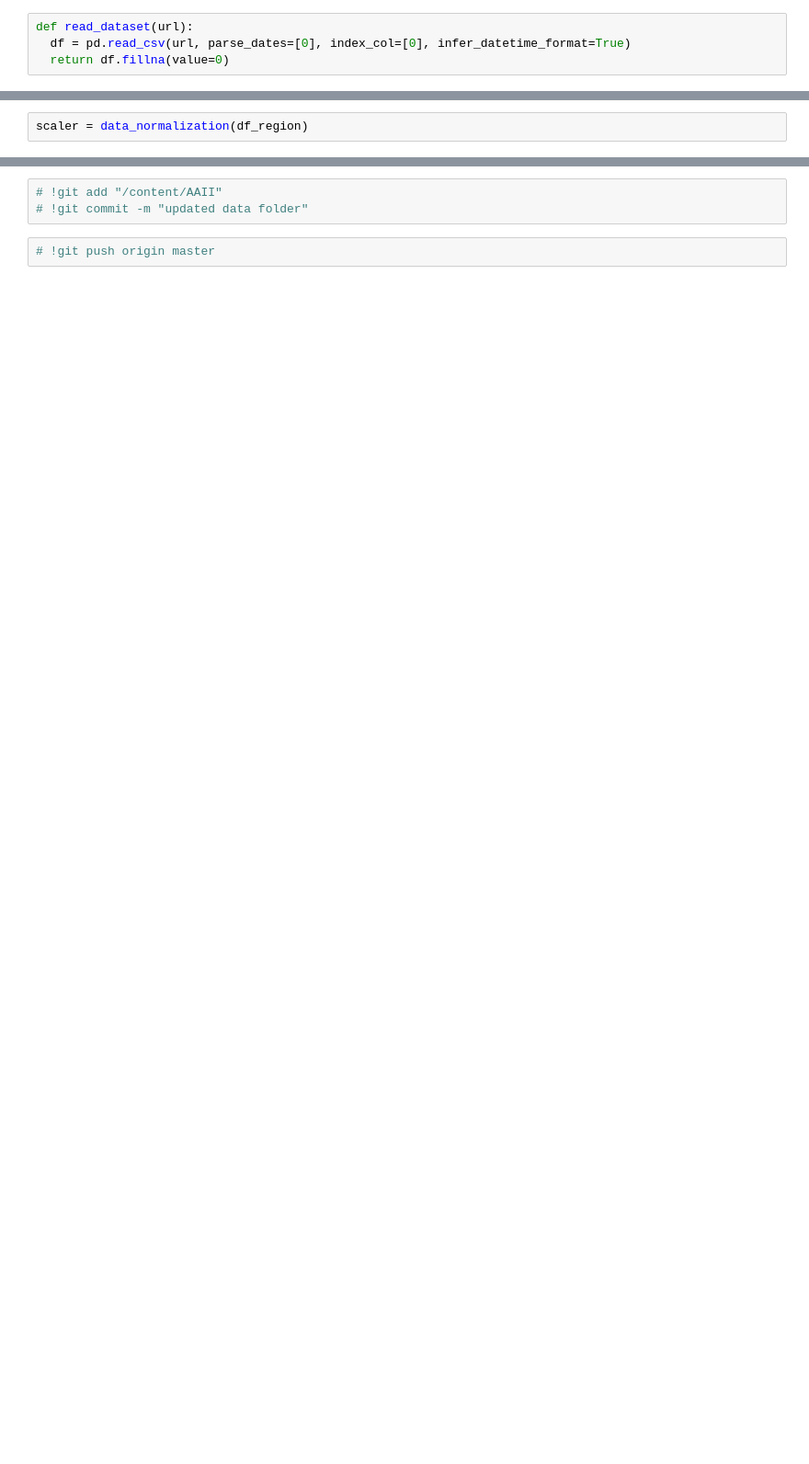
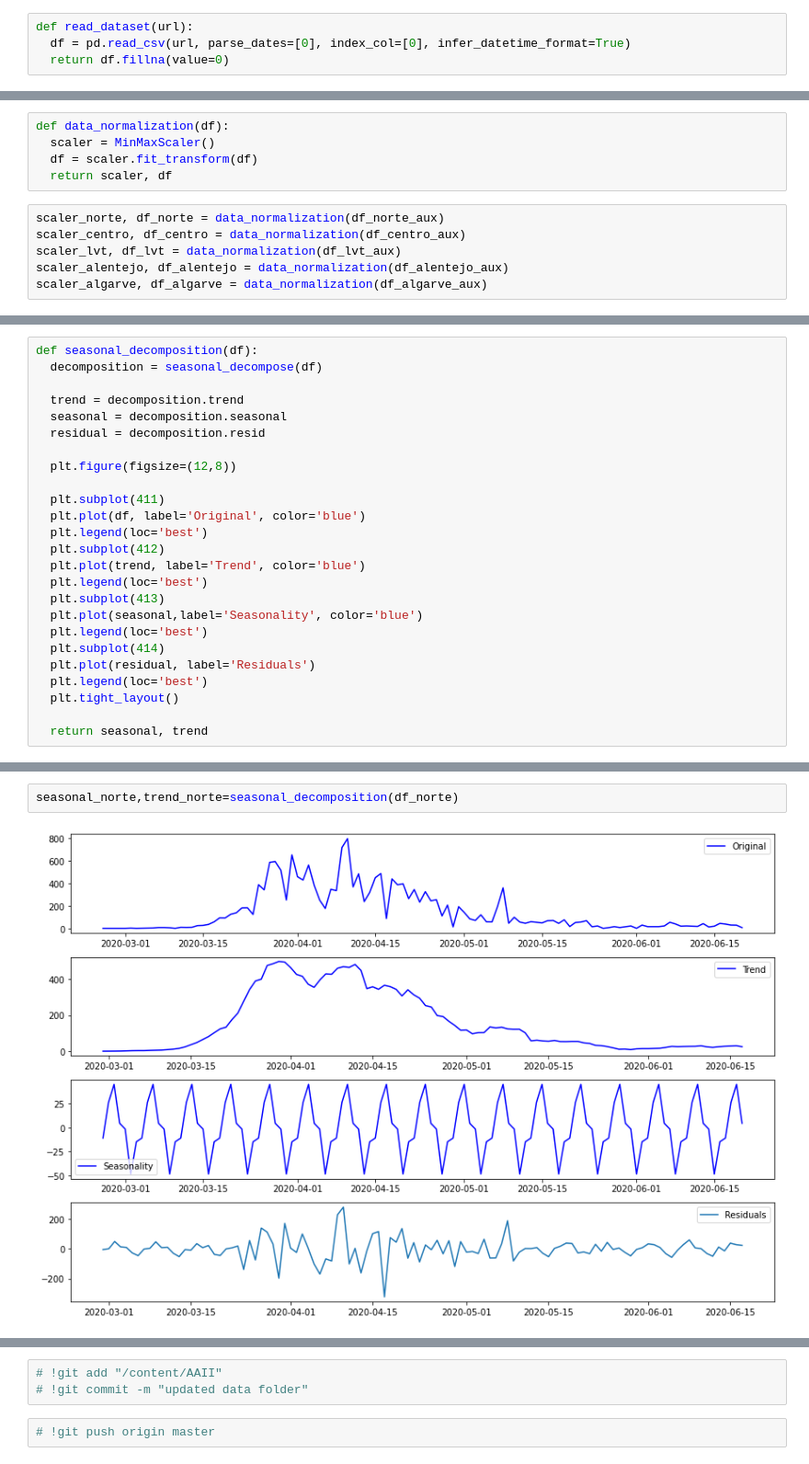
Before and after one commit to xRAFPx/AAII, a Jupyter notebook: Model.ipynb, the cells around one changed output, grey strips where cells are left out. Shown at 92% size. Drawn from its saved outputs; the diff is of its cells as text; blank space fills up the shorter version.

```diff
--- a/Model.ipynb
+++ b/Model.ipynb
@@ -181,2 +94,0 @@ def data_normalization(df, normalization_range=(-1, 1)):
-# %%
-scaler = data_normalization(df_region)
@@ -504,0 +137,11 @@ NameError: ignored
+# %%
+def data_normalization(df):
+  scaler = MinMaxScaler()
+  df = scaler.fit_transform(df)
+  return scaler, df
+# %%
+scaler_norte, df_norte = data_normalization(df_norte_aux)
+scaler_centro, df_centro = data_normalization(df_centro_aux)
+scaler_lvt, df_lvt = data_normalization(df_lvt_aux)
+scaler_alentejo, df_alentejo = data_normalization(df_alentejo_aux)
+scaler_algarve, df_algarve = data_normalization(df_algarve_aux)
@@ -504,0 +421,25 @@ NameError: ignored
+# %%
+def seasonal_decomposition(df):
+  decomposition = seasonal_decompose(df)
+
+  trend = decomposition.trend
+  seasonal = decomposition.seasonal
+  residual = decomposition.resid
+
+  plt.figure(figsize=(12,8))
+
+  plt.subplot(411)
+  plt.plot(df, label='Original', color='blue')
+  plt.legend(loc='best')
+  plt.subplot(412)
+  plt.plot(trend, label='Trend', color='blue')
+  plt.legend(loc='best')
+  plt.subplot(413)
+  plt.plot(seasonal,label='Seasonality', color='blue')
+  plt.legend(loc='best')
+  plt.subplot(414)
+  plt.plot(residual, label='Residuals')
+  plt.legend(loc='best')
+  plt.tight_layout()
+
+  return seasonal, trend
@@ -504,0 +471,4 @@ NameError: ignored
+# %%
+seasonal_norte,trend_norte=seasonal_decomposition(df_norte)
+# %% [output]
+[figure, added]
```
Also changed, not shown: parts of 169 cells of this notebook.
